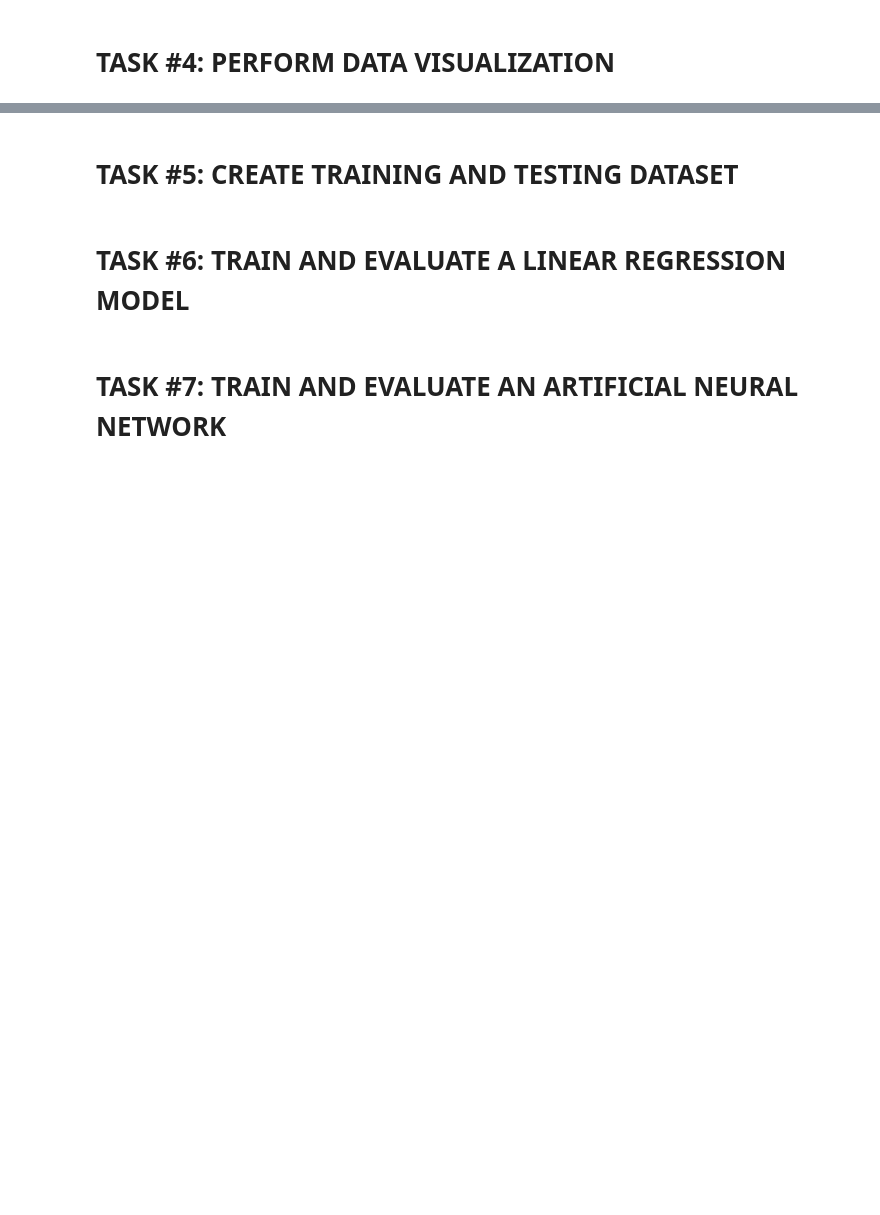
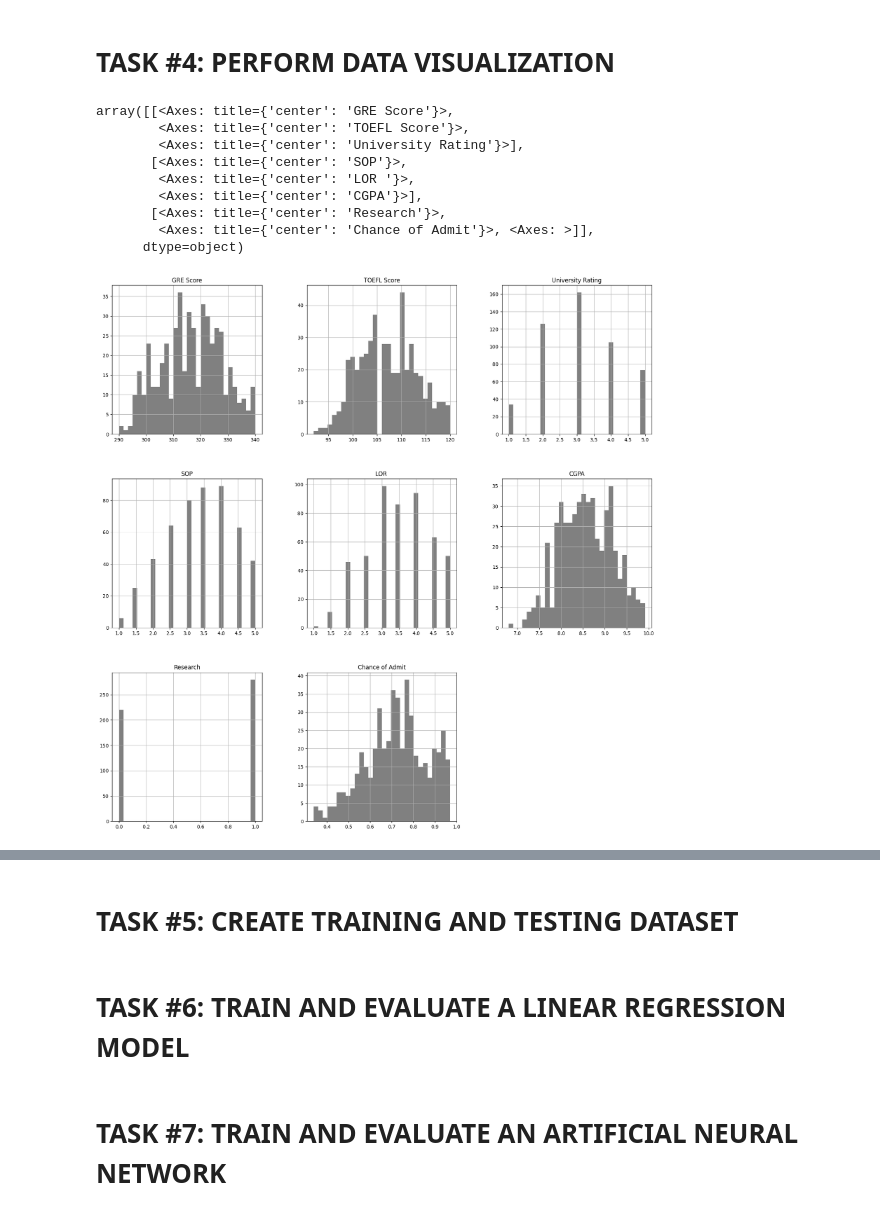
Before and after one commit to Usama-Amjad/University-Admission-Prediction, a Jupyter notebook: Graduate_Admission_Prediction.ipynb, the cells around one changed output, grey strips where cells are left out. Cells and saved outputs as stored; diff of their text form; code cells hidden in the pictures; blank space fills up the shorter version.

```diff
--- a/Graduate_Admission_Prediction.ipynb
+++ b/Graduate_Admission_Prediction.ipynb
@@ -37,2 +86,15 @@ adm.drop('Serial No.',axis=1,inplace=True)
 # %% [markdown]
 # TASK #4: PERFORM DATA VISUALIZATION
+# %%
+adm.hist(bins=30,figsize=(20,20),color='grey')
+# %% [output]
+array([[<Axes: title={'center': 'GRE Score'}>,
+        <Axes: title={'center': 'TOEFL Score'}>,
+        <Axes: title={'center': 'University Rating'}>],
+       [<Axes: title={'center': 'SOP'}>,
+        <Axes: title={'center': 'LOR '}>,
+        <Axes: title={'center': 'CGPA'}>],
+       [<Axes: title={'center': 'Research'}>,
+        <Axes: title={'center': 'Chance of Admit'}>, <Axes: >]],
+      dtype=object)
+[figure, added]
```
Also changed, not shown: parts of 6 cells of this notebook.
